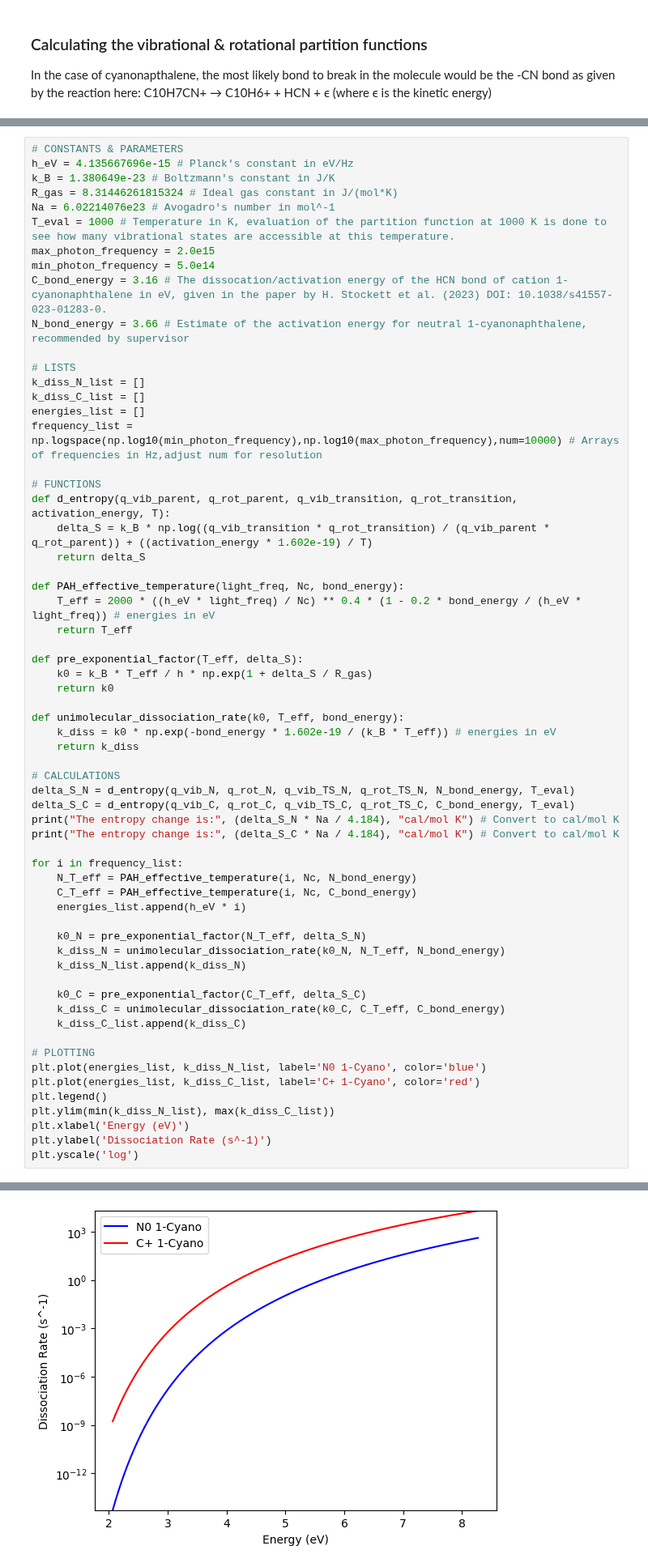
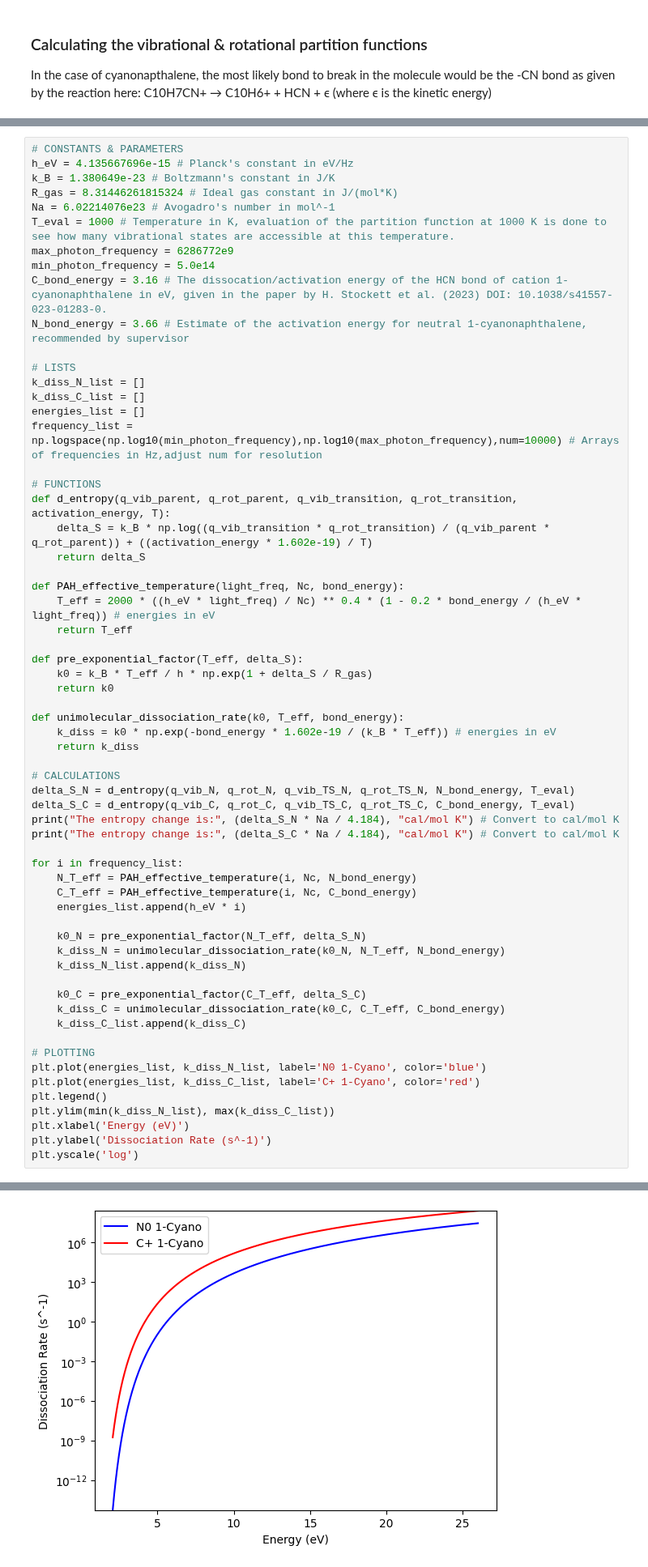
Before and after one commit to mustafa9812/Project-Cynap, a Jupyter notebook: Cynapfolder/calculations.ipynb, the cells around one changed output, grey strips where cells are left out. Shown at 81% size. Drawn from its saved outputs; the diff is of its cells as text.

Commit message:
Changing max photon frequency to 26 eV and removal of view.py (again)

```diff
--- a/Cynapfolder/calculations.ipynb
+++ b/Cynapfolder/calculations.ipynb
@@ -146,7 +146,7 @@ k_B = 1.380649e-23 # Boltzmann's constant in J/K
 R_gas = 8.31446261815324 # Ideal gas constant in J/(mol*K)
 Na = 6.02214076e23 # Avogadro's number in mol^-1
 T_eval = 1000 # Temperature in K, evaluation of the partition function at 1000 K is done to see how many vibrational states are accessible at this temperature.
-max_photon_frequency = 2.0e15
+max_photon_frequency = 6286772e9
 min_photon_frequency = 5.0e14
 C_bond_energy = 3.16 # The dissocation/activation energy of the HCN bond of cation 1-cyanonaphthalene in eV, given in the paper by H. Stockett et al. (2023) DOI: 10.1038/s41557-023-01283-0.
 N_bond_energy = 3.66 # Estimate of the activation energy for neutral 1-cyanonaphthalene, recommended by supervisor
@@ -177,34 +177,34 @@ def unimolecular_dissociation_rate(k0, T_eff, bond_energy):
 # CALCULATIONS
 delta_S_N = d_entropy(q_vib_N, q_rot_N, q_vib_TS_N, q_rot_TS_N, N_bond_energy, T_eval)
 delta_S_C = d_entropy(q_vib_C, q_rot_C, q_vib_TS_C, q_rot_TS_C, C_bond_energy, T_eval)
 print("The entropy change is:", (delta_S_N * Na / 4.184), "cal/mol K") # Convert to cal/mol K
 print("The entropy change is:", (delta_S_C * Na / 4.184), "cal/mol K") # Convert to cal/mol K
 
 for i in frequency_list:
     N_T_eff = PAH_effective_temperature(i, Nc, N_bond_energy)
     C_T_eff = PAH_effective_temperature(i, Nc, C_bond_energy)
     energies_list.append(h_eV * i)
 
     k0_N = pre_exponential_factor(N_T_eff, delta_S_N)
     k_diss_N = unimolecular_dissociation_rate(k0_N, N_T_eff, N_bond_energy)
     k_diss_N_list.append(k_diss_N)
 
     k0_C = pre_exponential_factor(C_T_eff, delta_S_C)
     k_diss_C = unimolecular_dissociation_rate(k0_C, C_T_eff, C_bond_energy)
     k_diss_C_list.append(k_diss_C)
 
 # PLOTTING
 plt.plot(energies_list, k_diss_N_list, label='N0 1-Cyano', color='blue')
 plt.plot(energies_list, k_diss_C_list, label='C+ 1-Cyano', color='red')
 plt.legend()
 plt.ylim(min(k_diss_N_list), max(k_diss_C_list))
 plt.xlabel('Energy (eV)')
 plt.ylabel('Dissociation Rate (s^-1)')
 plt.yscale('log')
 # %% [output]
 The entropy change is: 110.59798643413164 cal/mol K
 The entropy change is: 99.77995440629475 cal/mol K
-[figure, old version]
+[figure, new version]
 # %%
 # DENSUM OUTPUT DATA
 df1 = pd.read_csv(
```
Also changed, not shown: 1 other file.
